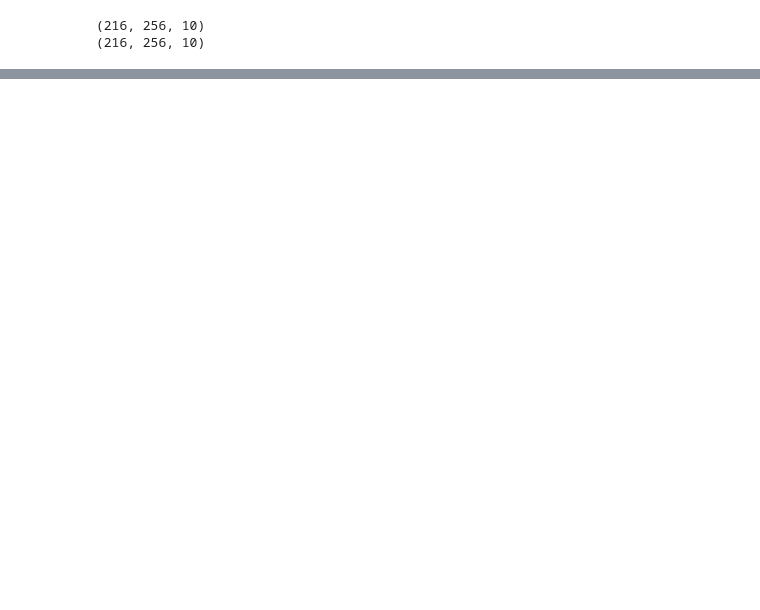
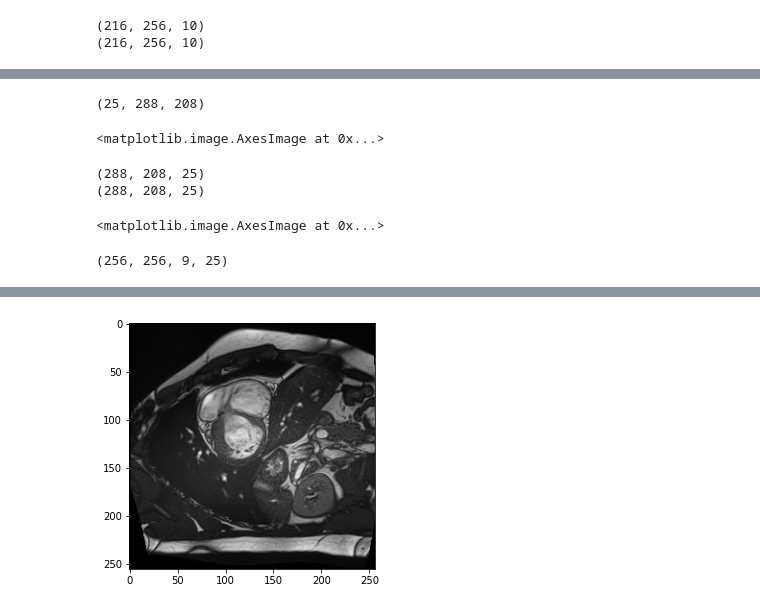
Before and after one commit to nicolas1805961/Cardiac-Segmentation-Optical-flow, a Jupyter notebook: nnunet/experiment.ipynb, the cells around one changed output, grey strips where cells are left out. Saved outputs shown, nothing was run; the diff lists cells and outputs as text; code cells hidden in the pictures; blank space fills up the shorter version.

```diff
--- a/nnunet/experiment.ipynb
+++ b/nnunet/experiment.ipynb
@@ -255,0 +812,64 @@ for i, patient in enumerate(tqdm(glob('data_ok/*/*'))):
+# %%
+%matplotlib qt
+import nibabel as nib
+import matplotlib.pyplot as plt
+
+data = np.load(r'data_ok_original\cholcoeur\Original\ID_4002099103_20150325_default_user_Slice_07.npz')
+img = data['image']
+label = data['label_img']
+print(img.shape)
+fig, ax = plt.subplots(1, 2)
+ax[0].imshow(img[10], cmap='gray')
+ax[1].imshow(label[10], cmap='gray')
+# %% [output]
+(25, 288, 208)
+<matplotlib.image.AxesImage at 0x...>
+# %%
+%matplotlib qt
+import nibabel as nib
+import matplotlib.pyplot as plt
+
+data = nib.load(r'gt_lib\patient114_slice04.nii.gz')
+arr = data.get_fdata()
+print(arr.shape)
+
+data2 = nib.load(r'out\nnUNet_raw_data_base\nnUNet_raw_data\Task028_Lib\imagesTr\patient114_slice04_0000.nii.gz')
+arr2 = data2.get_fdata()
+print(arr2.shape)
+
+#data3 = nib.load(r'patient114_slice04.nii.gz')
+#arr3 = data3.get_fdata()
+#print(arr3.shape)
+
+fig, ax = plt.subplots(1, 3)
+ax[0].imshow(arr[:, :, 20], cmap='gray')
+ax[1].imshow(arr2[:, :, 20], cmap='gray')
+ax[2].imshow(arr3[:, :, 20], cmap='gray')
+# %% [output]
+(288, 208, 25)
+(288, 208, 25)
+<matplotlib.image.AxesImage at 0x...>
+# %%
+import nibabel as nib
+import cv2 as cv
+import matplotlib.animation as animation
+from IPython.display import HTML
+import matplotlib.pyplot as plt
+import numpy as np
+
+data = nib.load(r'ACDC_training\patient025\patient025_4d.nii.gz')
+data = data.get_fdata()
+print(data.shape)
+
+fig, ax = plt.subplots()
+fig.tight_layout()
+image_list = []
+for i in range(data.shape[3]):
+    image = cv.normalize(data[:, :, 0, i], None, alpha=0, beta=255, norm_type=cv.NORM_MINMAX, dtype=cv.CV_32F).astype(np.uint8)
+    im = ax.imshow(image, cmap='gray', animated=True)
+    image_list.append([im])
+
+ani = animation.ArtistAnimation(fig, image_list, interval=500, blit=True, repeat_delay=1000)
+HTML(ani.to_jshtml())
+# %% [output]
+(256, 256, 9, 25)
@@ -255,0 +877 @@ for i, patient in enumerate(tqdm(glob('data_ok/*/*'))):
+[figure, added]
```
Also changed, not shown: parts of 81 cells of this notebook, 35 other files.
